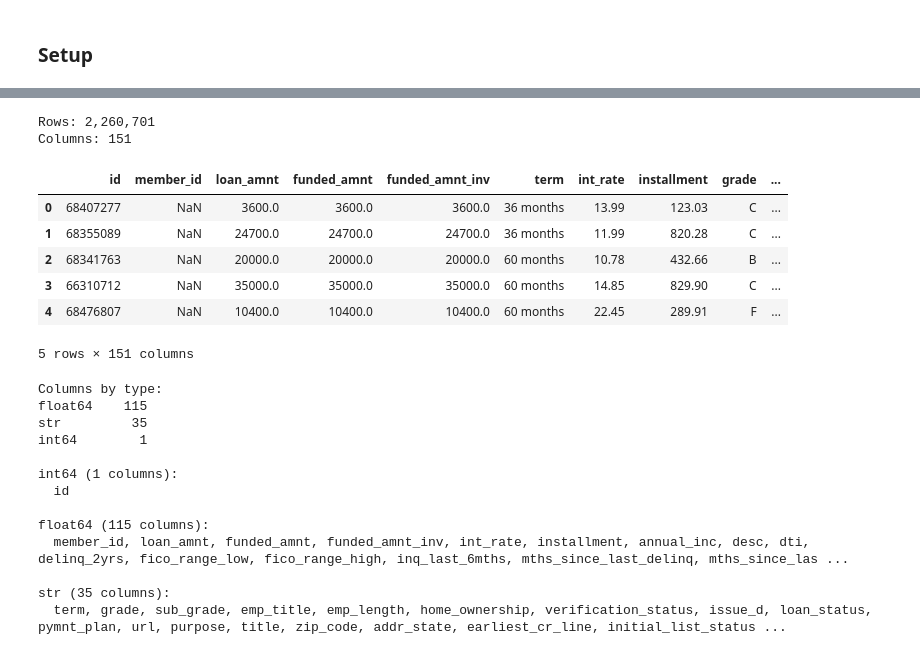
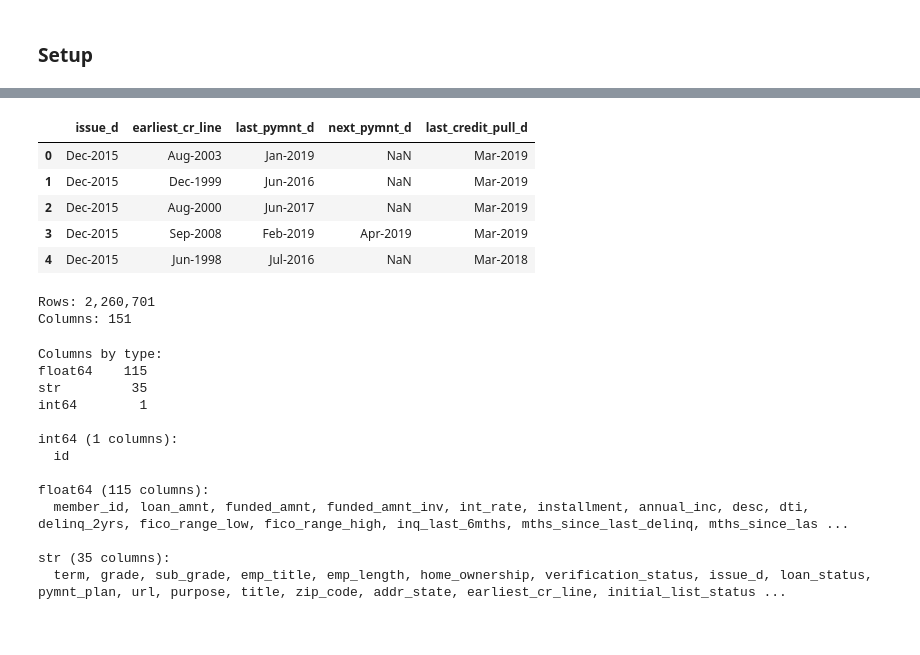
Before and after one commit to Daniel-Siretanu/lending-club-probability-of-default, a Jupyter notebook: notebooks/1_explore_data.ipynb, the cells around one changed output, grey strips where cells are left out. Cells and saved outputs as stored; diff of their text form; code cells hidden in the pictures.

```diff
--- a/notebooks/1_explore_data.ipynb
+++ b/notebooks/1_explore_data.ipynb
@@ -13,20 +31,21 @@ RAW_FILE = ROOT / "data" / "raw" / "accepted_2007_to_2018Q4.csv.gz"
+# %%
+date_cols = ["issue_d", "earliest_cr_line", "last_pymnt_d", "next_pymnt_d", "last_credit_pull_d"]
+data[date_cols]
+# %% [output]
+|  | issue_d | earliest_cr_line | last_pymnt_d | next_pymnt_d | last_credit_pull_d |
+| 0 | Dec-2015 | Aug-2003 | Jan-2019 | NaN | Mar-2019 |
+| 1 | Dec-2015 | Dec-1999 | Jun-2016 | NaN | Mar-2019 |
+| 2 | Dec-2015 | Aug-2000 | Jun-2017 | NaN | Mar-2019 |
+| 3 | Dec-2015 | Sep-2008 | Feb-2019 | Apr-2019 | Mar-2019 |
+| 4 | Dec-2015 | Jun-1998 | Jul-2016 | NaN | Mar-2018 |
 # %%
 n_rows = len(pd.read_csv(RAW_FILE, usecols=["id"], dtype=str))   # count every row (reads only the id column)
-data = pd.read_csv(RAW_FILE, nrows=5)                 # the first 5 loans, all columns
 
 print(f"Rows: {n_rows:,}")
 print(f"Columns: {data.shape[1]}")
-data.head()
 # %% [output]
 Rows: 2,260,701
 Columns: 151
-|  | id | member_id | loan_amnt | funded_amnt | funded_amnt_inv | term | int_rate | installment | grade | ... |
-| 0 | 68407277 | NaN | 3600.0 | 3600.0 | 3600.0 | 36 months | 13.99 | 123.03 | C | ... |
-| 1 | 68355089 | NaN | 24700.0 | 24700.0 | 24700.0 | 36 months | 11.99 | 820.28 | C | ... |
-| 2 | 68341763 | NaN | 20000.0 | 20000.0 | 20000.0 | 60 months | 10.78 | 432.66 | B | ... |
-| 3 | 66310712 | NaN | 35000.0 | 35000.0 | 35000.0 | 60 months | 14.85 | 829.90 | C | ... |
-| 4 | 68476807 | NaN | 10400.0 | 10400.0 | 10400.0 | 60 months | 22.45 | 289.91 | F | ... |
-5 rows × 151 columns
 # %%
 # Read 1,000 loans so pandas can tell each column's type reliably (5 rows is too few)
 sample = pd.read_csv(RAW_FILE, nrows=1000, low_memory=False)
```
Also changed, not shown: parts of 13 cells of this notebook, 1 other file.
